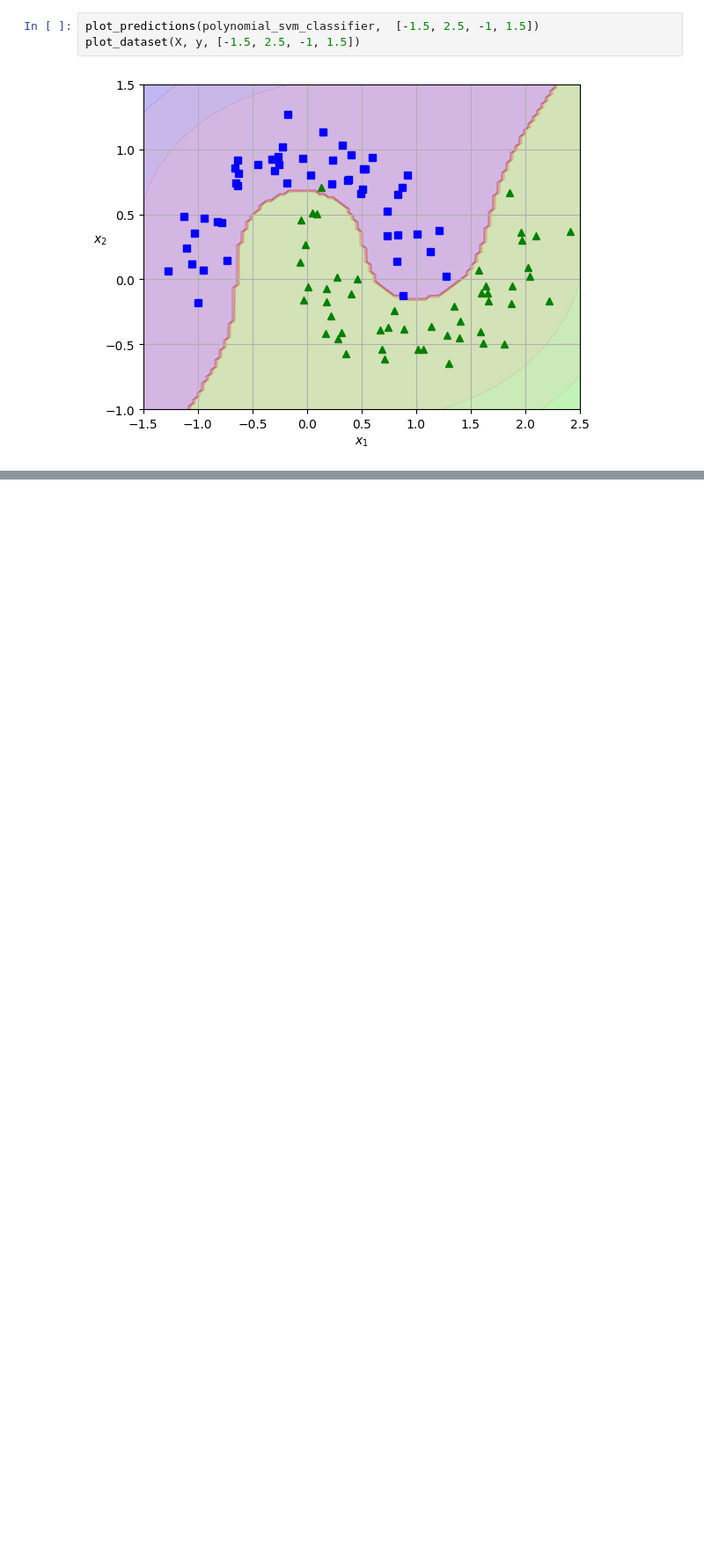
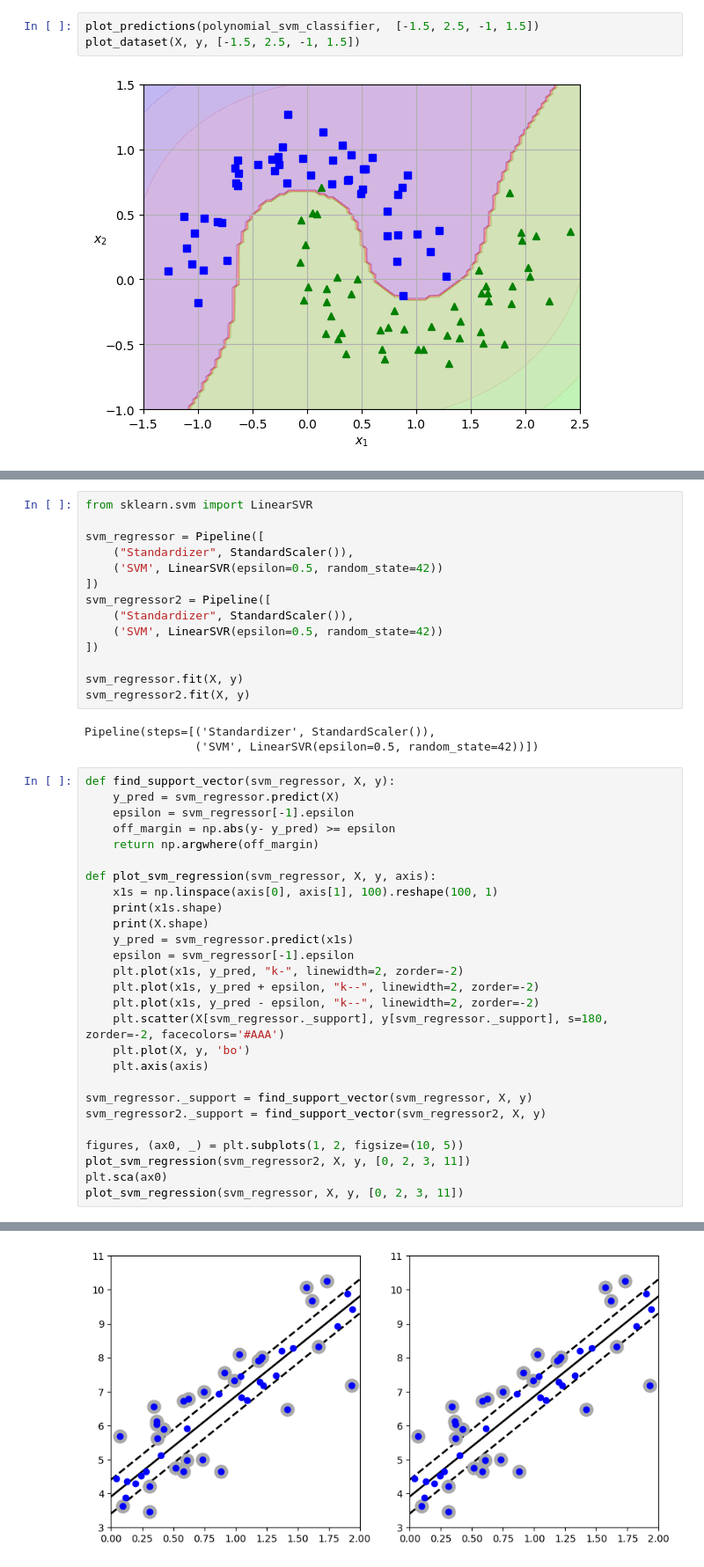
Before and after one commit to william-barros-costa/hands_on_machine_learning, a Jupyter notebook: 1_fundamentals_of_machine_learning/chapter5.ipynb, the cells around one changed output, grey strips where cells are left out. Shown at 88% size. Cells and saved outputs as stored; diff of their text form; blank space fills up the shorter version.

```diff
--- a/1_fundamentals_of_machine_learning/chapter5.ipynb
+++ b/1_fundamentals_of_machine_learning/chapter5.ipynb
@@ -214,0 +275,45 @@ plot_dataset(X, y, [-1.5, 2.5, -1, 1.5])
+# %%
+from sklearn.svm import LinearSVR
+
+svm_regressor = Pipeline([
+    ("Standardizer", StandardScaler()),
+    ('SVM', LinearSVR(epsilon=0.5, random_state=42))
+])
+svm_regressor2 = Pipeline([
+    ("Standardizer", StandardScaler()),
+    ('SVM', LinearSVR(epsilon=0.5, random_state=42))
+])
+
+svm_regressor.fit(X, y)
+svm_regressor2.fit(X, y)
+# %% [output]
+Pipeline(steps=[('Standardizer', StandardScaler()),
+                ('SVM', LinearSVR(epsilon=0.5, random_state=42))])
+# %%
+def find_support_vector(svm_regressor, X, y):
+    y_pred = svm_regressor.predict(X)
+    epsilon = svm_regressor[-1].epsilon
+    off_margin = np.abs(y- y_pred) >= epsilon
+    return np.argwhere(off_margin)
+
+def plot_svm_regression(svm_regressor, X, y, axis):
+    x1s = np.linspace(axis[0], axis[1], 100).reshape(100, 1)
+    print(x1s.shape)
+    print(X.shape)
+    y_pred = svm_regressor.predict(x1s)
+    epsilon = svm_regressor[-1].epsilon
+    plt.plot(x1s, y_pred, "k-", linewidth=2, zorder=-2)
+    plt.plot(x1s, y_pred + epsilon, "k--", linewidth=2, zorder=-2)
+    plt.plot(x1s, y_pred - epsilon, "k--", linewidth=2, zorder=-2)
+    plt.scatter(X[svm_regressor._support], y[svm_regressor._support], s=180, zorder=-2, facecolors='#AAA')
+    plt.plot(X, y, 'bo')
+    plt.axis(axis)
+
+svm_regressor._support = find_support_vector(svm_regressor, X, y)
+svm_regressor2._support = find_support_vector(svm_regressor2, X, y)
+
+figures, (ax0, _) = plt.subplots(1, 2, figsize=(10, 5))
+plot_svm_regression(svm_regressor2, X, y, [0, 2, 3, 11])
+plt.sca(ax0)
+plot_svm_regression(svm_regressor, X, y, [0, 2, 3, 11])
+# %% [output]
@@ -214,0 +324 @@ plot_dataset(X, y, [-1.5, 2.5, -1, 1.5])
+[figure, added]
```
Also changed, not shown: parts of 10 cells of this notebook.
